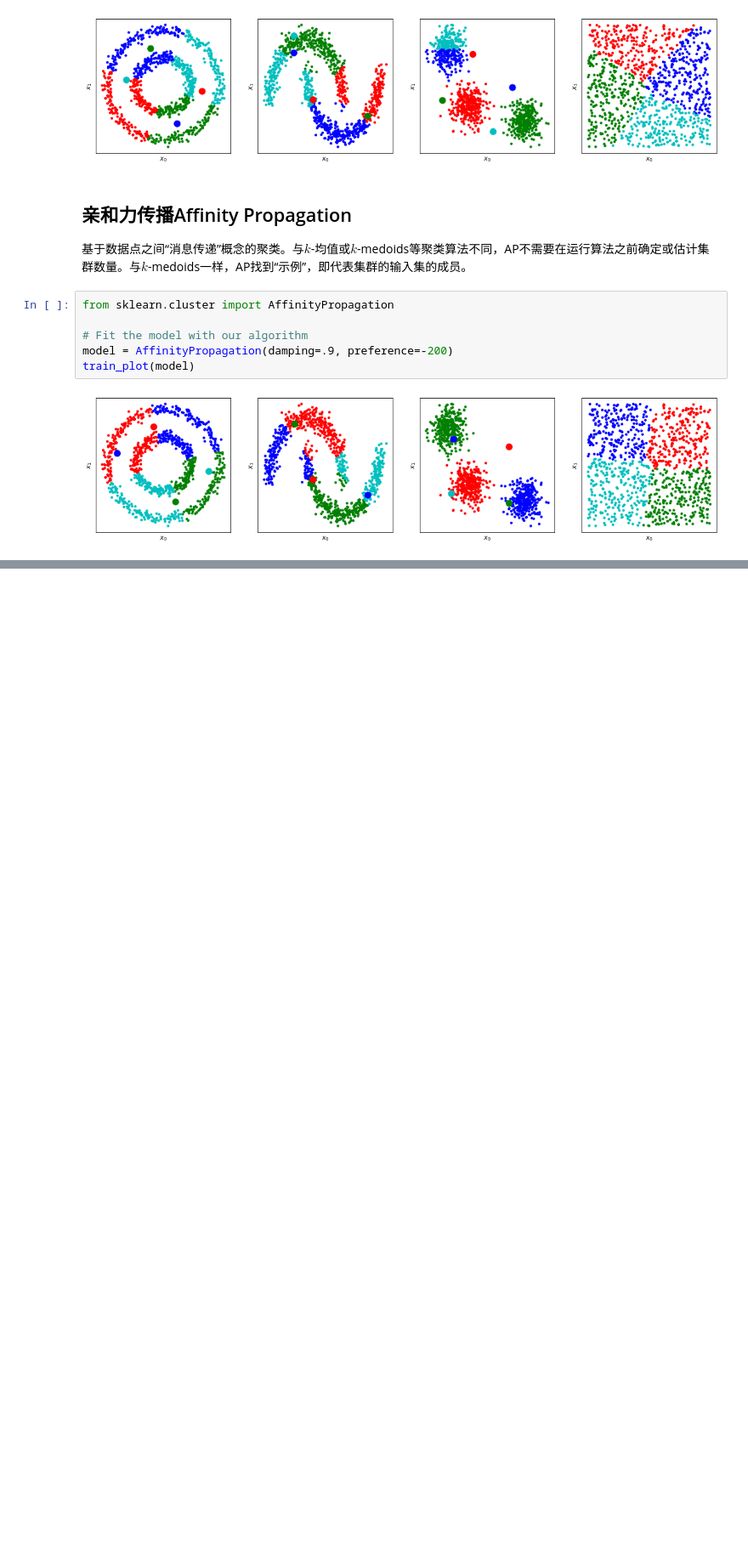
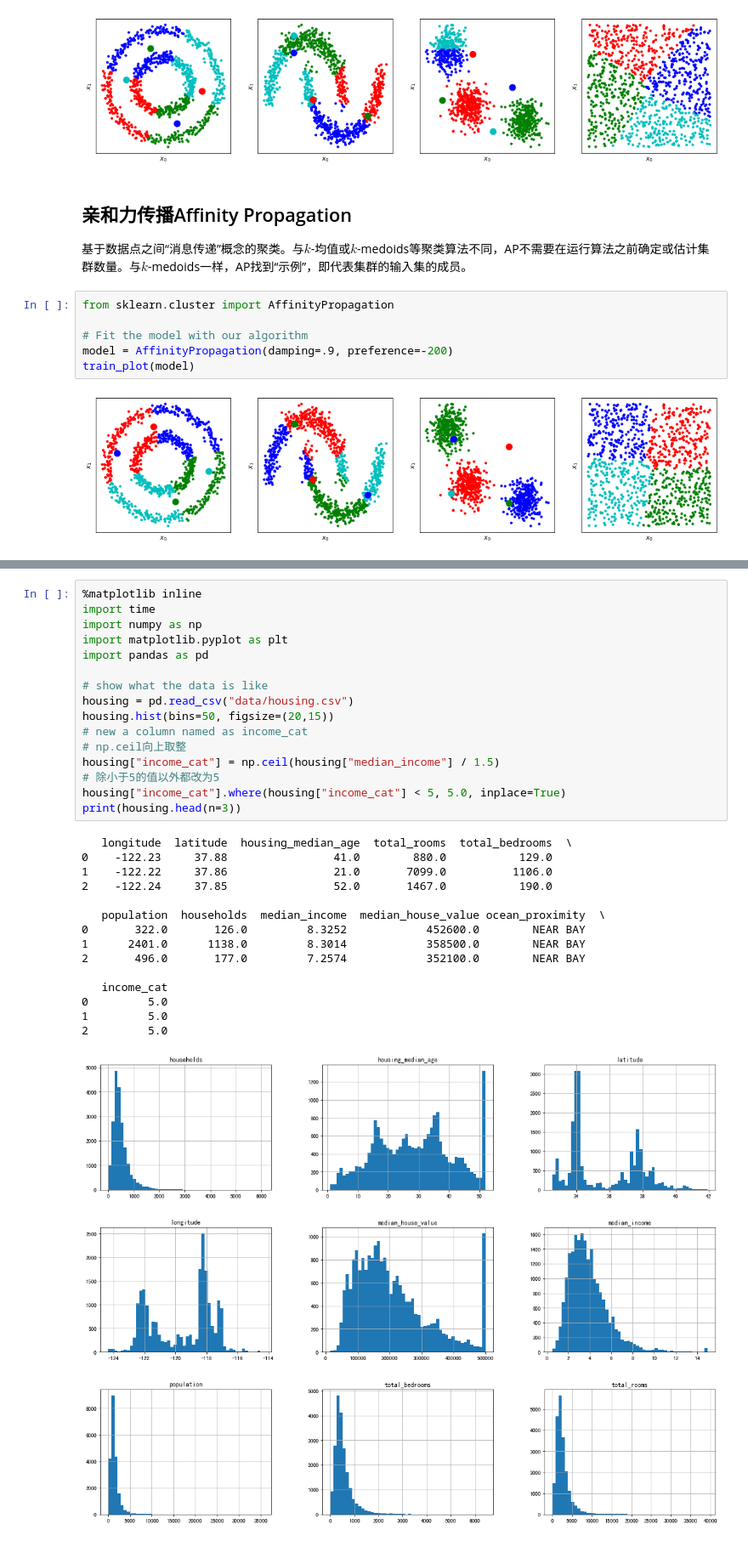
Before and after one commit to tsmclan/ct32-Notebooks, a Jupyter notebook: 0Scikit-Learn之旅.ipynb, the cells around one changed output, grey strips where cells are left out. Shown at 85% size. Saved outputs shown, nothing was run; the diff lists cells and outputs as text; blank space fills up the shorter version.

```diff
--- a/0Scikit-Learn之旅.ipynb
+++ b/0Scikit-Learn之旅.ipynb
@@ -579,0 +632,32 @@ train_plot(model)
+# %%
+%matplotlib inline
+import time
+import numpy as np
+import matplotlib.pyplot as plt
+import pandas as pd
+
+# show what the data is like
+housing = pd.read_csv("data/housing.csv")
+housing.hist(bins=50, figsize=(20,15))
+# new a column named as income_cat
+# np.ceil向上取整
+housing["income_cat"] = np.ceil(housing["median_income"] / 1.5)
+# 除小于5的值以外都改为5
+housing["income_cat"].where(housing["income_cat"] < 5, 5.0, inplace=True)
+print(housing.head(n=3))
+# %% [output]
+   longitude  latitude  housing_median_age  total_rooms  total_bedrooms  \
+0    -122.23     37.88                41.0        880.0           129.0
+1    -122.22     37.86                21.0       7099.0          1106.0
+2    -122.24     37.85                52.0       1467.0           190.0
+
+   population  households  median_income  median_house_value ocean_proximity  \
+0       322.0       126.0         8.3252            452600.0        NEAR BAY
+1      2401.0      1138.0         8.3014            358500.0        NEAR BAY
+2       496.0       177.0         7.2574            352100.0        NEAR BAY
+
+   income_cat
+0         5.0
+1         5.0
+2         5.0
+[figure, added]
```
Also changed, not shown: parts of 13 cells of this notebook, 2 other files.
